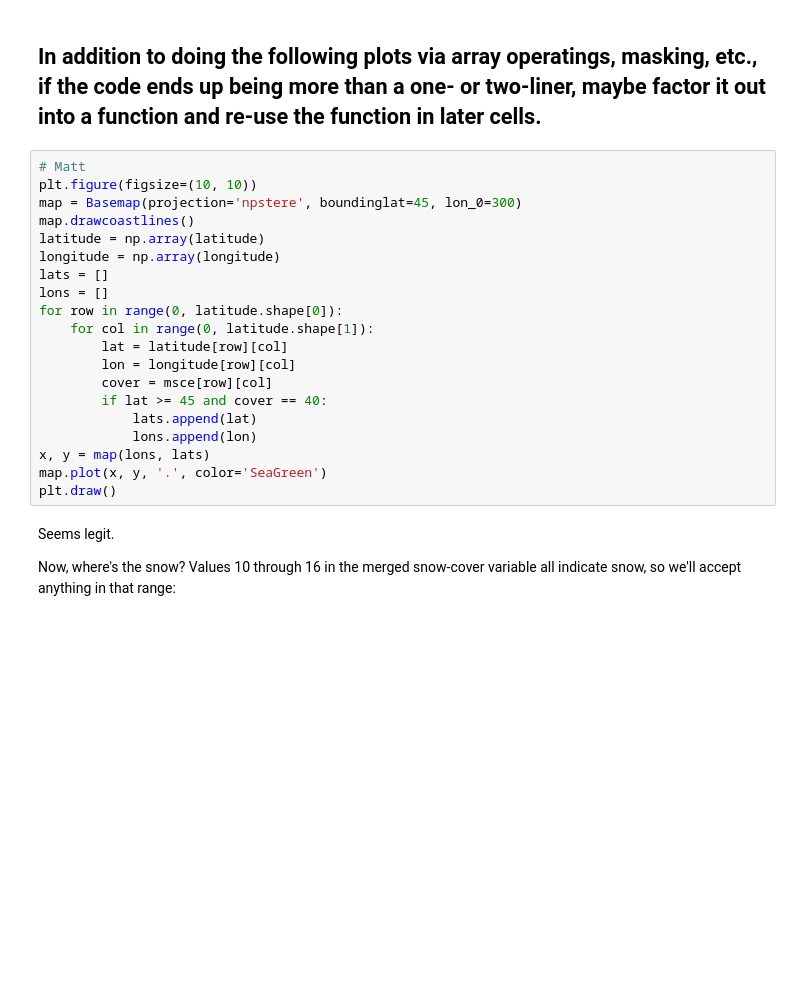
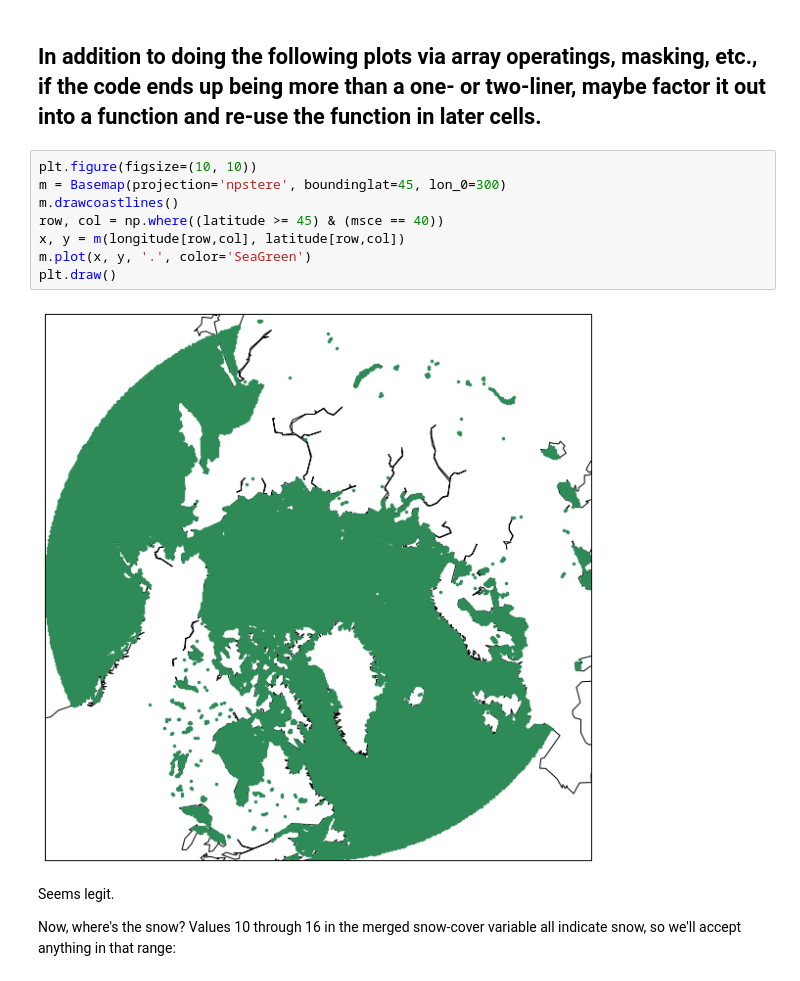
Before and after one commit to p-madden/sea-2016-tutorial, a Jupyter notebook: module-3.ipynb, the cells around one changed output. Cells and saved outputs as stored; diff of their text form; blank space fills up the shorter version.

```diff
--- a/module-3.ipynb
+++ b/module-3.ipynb
@@ -54,26 +72,16 @@ So, the snow-cover variable is categorical (discrete), and consists of integers
 As a reality check, let's find the would-be ocean points and plot them on our map:
 # %% [markdown]
 ## In addition to doing the following plots via array operatings, masking, etc., if the code ends up being more than a one- or two-liner, maybe factor it out into a function and re-use the function in later cells.
-# %%
-# Matt
-plt.figure(figsize=(10, 10))
-map = Basemap(projection='npstere', boundinglat=45, lon_0=300)
-map.drawcoastlines()
-latitude = np.array(latitude)
-longitude = np.array(longitude)
-lats = []
-lons = []
-for row in range(0, latitude.shape[0]):
-    for col in range(0, latitude.shape[1]):
-        lat = latitude[row][col]
-        lon = longitude[row][col]
-        cover = msce[row][col]
-        if lat >= 45 and cover == 40:
-            lats.append(lat)
-            lons.append(lon)
-x, y = map(lons, lats)
-map.plot(x, y, '.', color='SeaGreen')
-plt.draw()
+# %%
+plt.figure(figsize=(10, 10))
+m = Basemap(projection='npstere', boundinglat=45, lon_0=300)
+m.drawcoastlines()
+row, col = np.where((latitude >= 45) & (msce == 40))
+x, y = m(longitude[row,col], latitude[row,col])
+m.plot(x, y, '.', color='SeaGreen')
+plt.draw()
+# %% [output]
+[figure, added]
 # %% [markdown]
 Seems legit.
 
```
Also changed, not shown: parts of 12 cells of this notebook.
